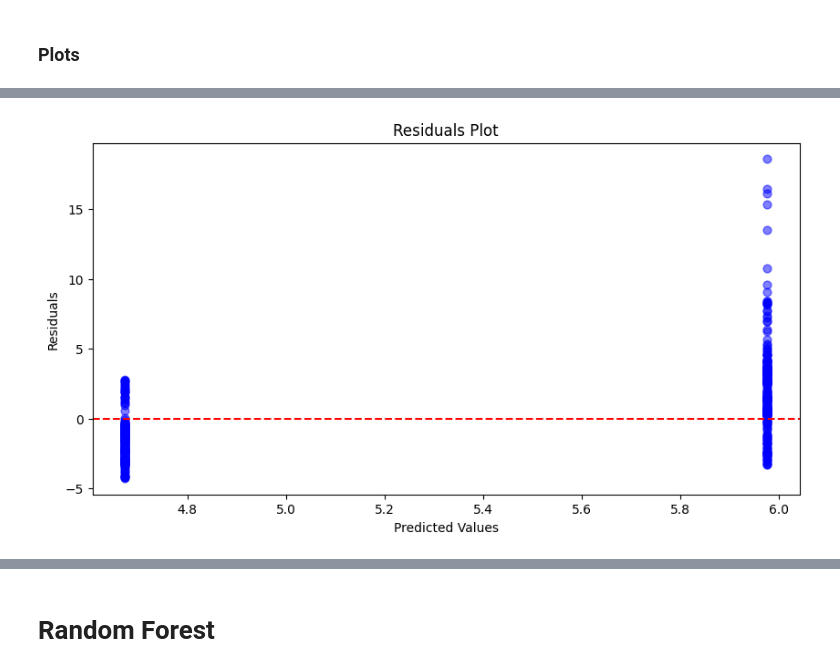
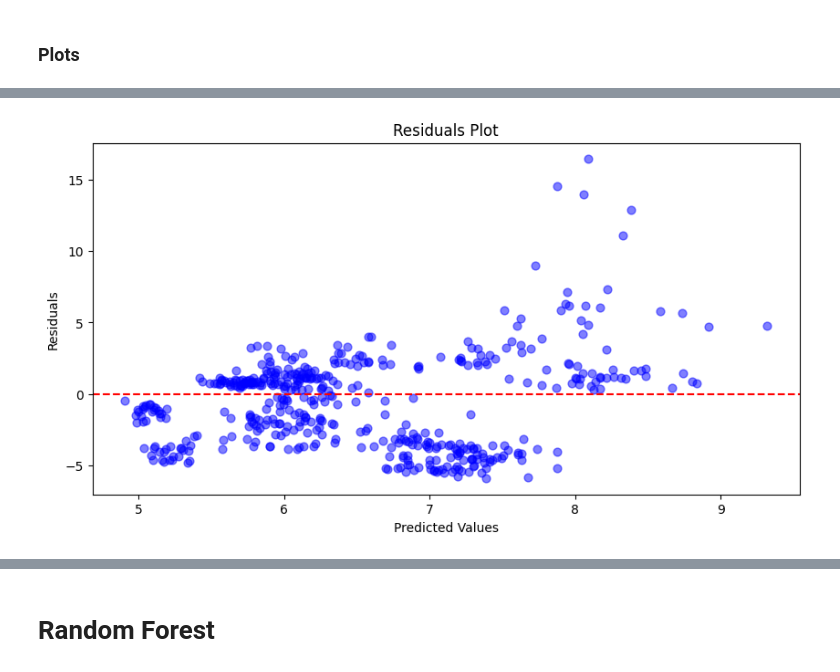
Before and after one commit to MassimilianoArca/climate-change, a Jupyter notebook: climate_change/modeling/subset_variables_with_prediction.ipynb, the cells around one changed output, grey strips where cells are left out. Cells and saved outputs as stored; diff of their text form; code cells hidden in the pictures.

Commit message:
modeling with more complex models, analysis of absorbance, projections processing

```diff
--- a/climate_change/modeling/subset_variables_with_prediction.ipynb
+++ b/climate_change/modeling/subset_variables_with_prediction.ipynb
@@ -269,3 +493,0 @@ is correctly specified.
-# %%
-# predict the model
-predictions = model.get_prediction(sm.add_constant(X_test_fit)).summary_frame(alpha=0.05)
@@ -400,5 +494,3 @@ y_test_fit = y_test[y_test.columns.difference(['DateTime'])]
-# %%
-model = sm.OLS(y_train_fit, sm.add_constant(X_train_fit)).fit()
 # %%
 results = model.summary2()
 # %% [markdown]
@@ -427,7 +519,9 @@ problems.
 ### Predictions
 # %%
 # predict the model
-predictions = model.get_prediction(sm.add_constant(X_test_fit)).summary_frame(alpha=0.05)
+predictions = model.get_prediction(
+    sm.add_constant(X_test_fit)
+).summary_frame(alpha=0.05)
 # %%
 predictions
 # %% [output]
@@ -446 +540,10 @@ predictions
 471 rows × 6 columns
+# %%
+# rescale the data
+y_train["Absorbance 254nm"] = np.exp(y_train["Absorbance 254nm"])
+y_test["Absorbance 254nm"] = np.exp(y_test["Absorbance 254nm"])
+y_test_fit = np.exp(y_test_fit)
+
+predictions["mean"] = np.exp(predictions["mean"])
+predictions["obs_ci_lower"] = np.exp(predictions["obs_ci_lower"])
+predictions["obs_ci_upper"] = np.exp(predictions["obs_ci_upper"])
@@ -463,15 +583,17 @@ plt.show()
 # %%
 # plot the residuals
-residuals = y_test_fit['Absorbance 254nm'] - predictions['mean']
+residuals = (
+    y_test_fit["Absorbance 254nm"].values - predictions["mean"].values
+)
 plt.figure(figsize=(10, 5))
-plt.scatter(predictions['mean'], residuals, c='b', s=40, alpha=0.5)
-plt.axhline(y=0, color='r', linestyle='--')
-plt.xlabel('Predicted Values')
-plt.ylabel('Residuals')
-plt.title('Residuals Plot')
+plt.scatter(predictions["mean"], residuals, c="b", s=40, alpha=0.5)
+plt.axhline(y=0, color="r", linestyle="--")
+plt.xlabel("Predicted Values")
+plt.ylabel("Residuals")
+plt.title("Residuals Plot")
 plt.show()
 # %% [output]
-[figure, old version]
+[figure, new version]
 # %%
 # plot the distribution of the residuals
 plt.figure(figsize=(10, 5))
```
Also changed, not shown: parts of 134 cells of this notebook, 16 other files.
